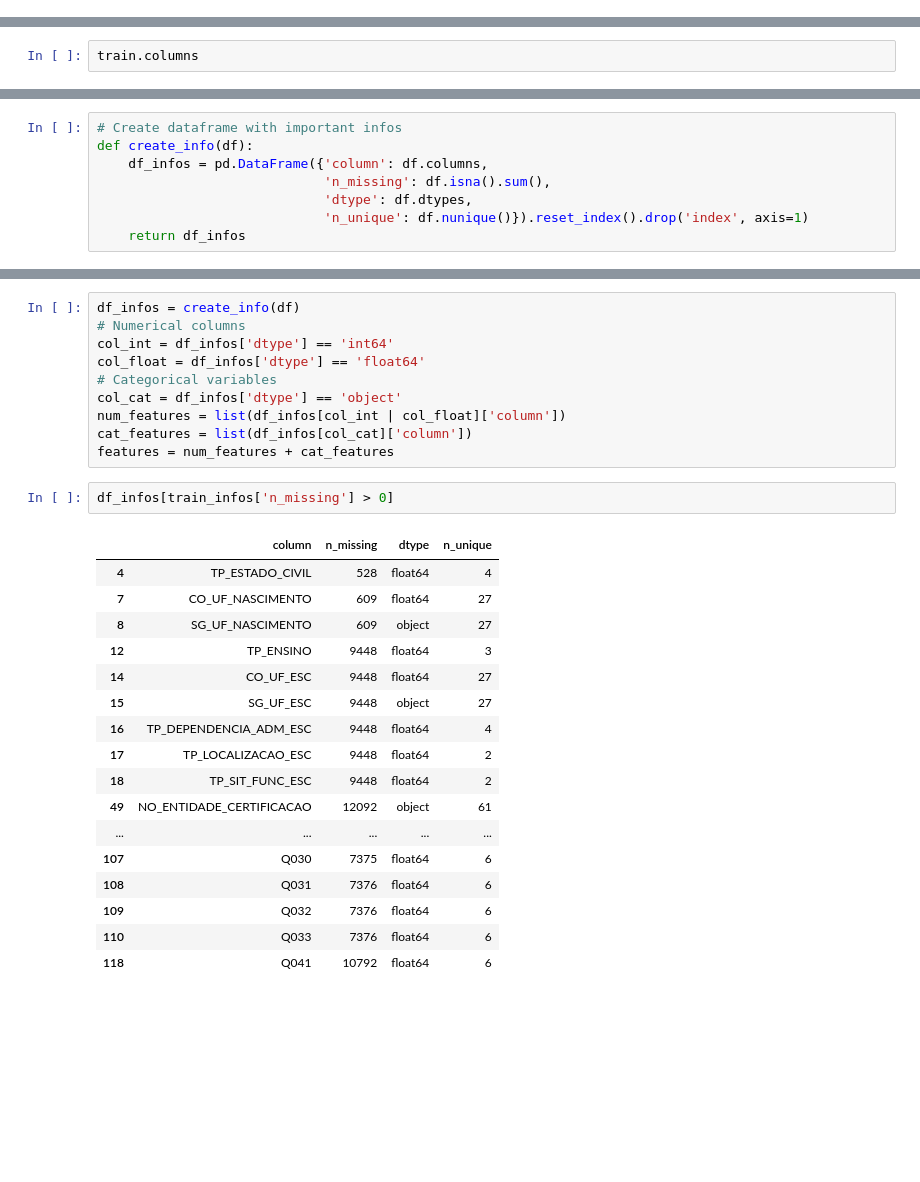
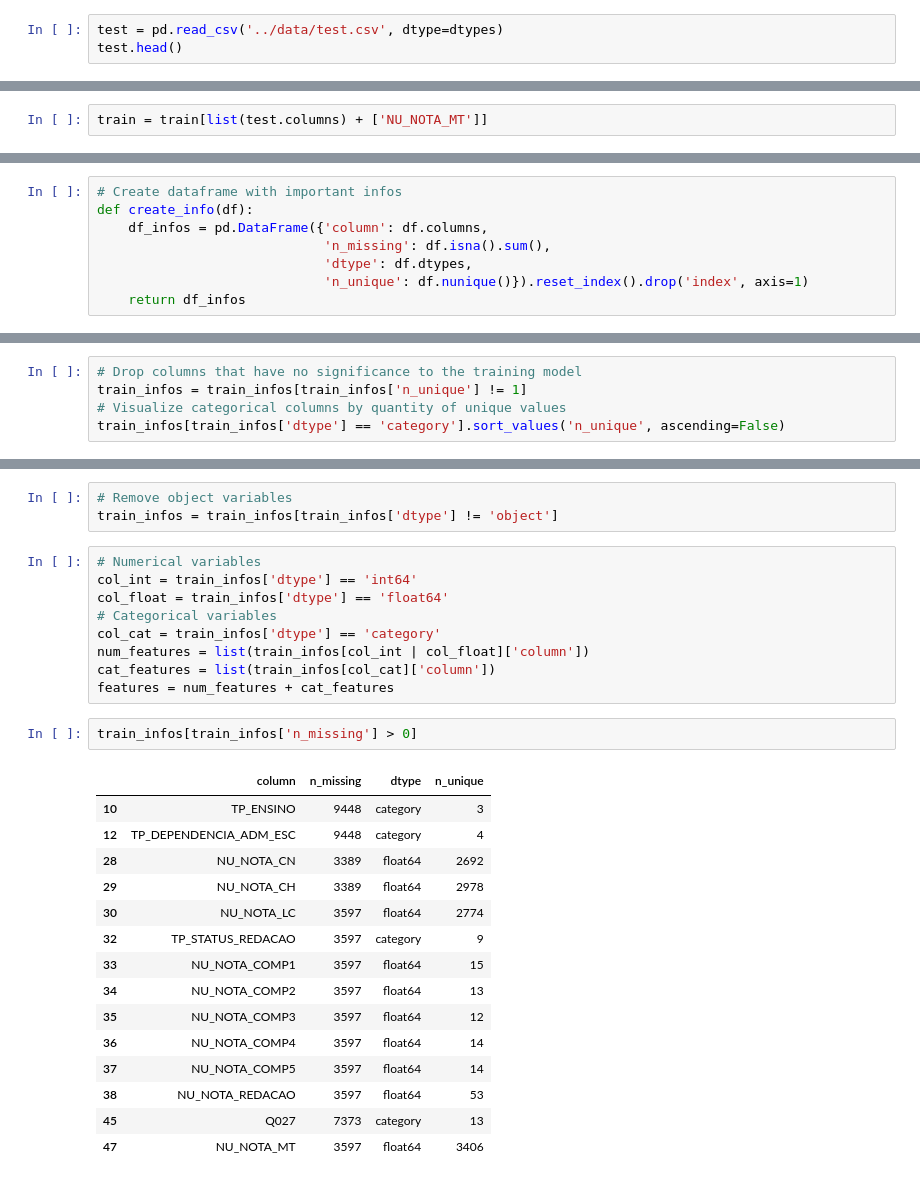
Before and after one commit to brunocmartins/aceleradev-data-science, a Jupyter notebook: enem-2/src/main.ipynb, the cells around one changed output, grey strips where cells are left out. Drawn from its saved outputs; the diff is of its cells as text; blank space fills up the shorter version.

```diff
--- a/enem-2/src/main.ipynb
+++ b/enem-2/src/main.ipynb
@@ -40,0 +112,3 @@ train.head()
+# %%
+test = pd.read_csv('../data/test.csv', dtype=dtypes)
+test.head()
@@ -45,2 +128,2 @@ train.shape
 # %%
-train.columns
+train = train[list(test.columns) + ['NU_NOTA_MT']]
@@ -98,0 +148,5 @@ df.head()
+# %%
+# Drop columns that have no significance to the training model
+train_infos = train_infos[train_infos['n_unique'] != 1]
+# Visualize categorical columns by quantity of unique values
+train_infos[train_infos['dtype'] == 'category'].sort_values('n_unique', ascending=False)
@@ -99,32 +171,32 @@ df.head()
+# %%
+# Remove object variables
+train_infos = train_infos[train_infos['dtype'] != 'object']
 # %%
-df_infos = create_info(df)
-# Numerical columns
-col_int = df_infos['dtype'] == 'int64'
-col_float = df_infos['dtype'] == 'float64'
+# Numerical variables
+col_int = train_infos['dtype'] == 'int64'
+col_float = train_infos['dtype'] == 'float64'
 # Categorical variables
-col_cat = df_infos['dtype'] == 'object'
-num_features = list(df_infos[col_int | col_float]['column'])
-cat_features = list(df_infos[col_cat]['column'])
+col_cat = train_infos['dtype'] == 'category'
+num_features = list(train_infos[col_int | col_float]['column'])
+cat_features = list(train_infos[col_cat]['column'])
 features = num_features + cat_features
 # %%
-df_infos[train_infos['n_missing'] > 0]
+train_infos[train_infos['n_missing'] > 0]
 # %% [output]
 |  | column | n_missing | dtype | n_unique |
-| 4 | TP_ESTADO_CIVIL | 528 | float64 | 4 |
-| 7 | CO_UF_NASCIMENTO | 609 | float64 | 27 |
-| 8 | SG_UF_NASCIMENTO | 609 | object | 27 |
-| 12 | TP_ENSINO | 9448 | float64 | 3 |
-| 14 | CO_UF_ESC | 9448 | float64 | 27 |
-| 15 | SG_UF_ESC | 9448 | object | 27 |
-| 16 | TP_DEPENDENCIA_ADM_ESC | 9448 | float64 | 4 |
-| 17 | TP_LOCALIZACAO_ESC | 9448 | float64 | 2 |
-| 18 | TP_SIT_FUNC_ESC | 9448 | float64 | 2 |
-| 49 | NO_ENTIDADE_CERTIFICACAO | 12092 | object | 61 |
-| ... | ... | ... | ... | ... |
-| 107 | Q030 | 7375 | float64 | 6 |
-| 108 | Q031 | 7376 | float64 | 6 |
-| 109 | Q032 | 7376 | float64 | 6 |
-| 110 | Q033 | 7376 | float64 | 6 |
-| 118 | Q041 | 10792 | float64 | 6 |
+| 10 | TP_ENSINO | 9448 | category | 3 |
+| 12 | TP_DEPENDENCIA_ADM_ESC | 9448 | category | 4 |
+| 28 | NU_NOTA_CN | 3389 | float64 | 2692 |
+| 29 | NU_NOTA_CH | 3389 | float64 | 2978 |
+| 30 | NU_NOTA_LC | 3597 | float64 | 2774 |
+| 32 | TP_STATUS_REDACAO | 3597 | category | 9 |
+| 33 | NU_NOTA_COMP1 | 3597 | float64 | 15 |
+| 34 | NU_NOTA_COMP2 | 3597 | float64 | 13 |
+| 35 | NU_NOTA_COMP3 | 3597 | float64 | 12 |
+| 36 | NU_NOTA_COMP4 | 3597 | float64 | 14 |
+| 37 | NU_NOTA_COMP5 | 3597 | float64 | 14 |
+| 38 | NU_NOTA_REDACAO | 3597 | float64 | 53 |
+| 45 | Q027 | 7373 | category | 13 |
+| 47 | NU_NOTA_MT | 3597 | float64 | 3406 |
 # %%
 num_values = dict(zip(num_features, np.zeros(len(num_features))))
```
Also changed, not shown: parts of 31 cells of this notebook, 2 other files.
